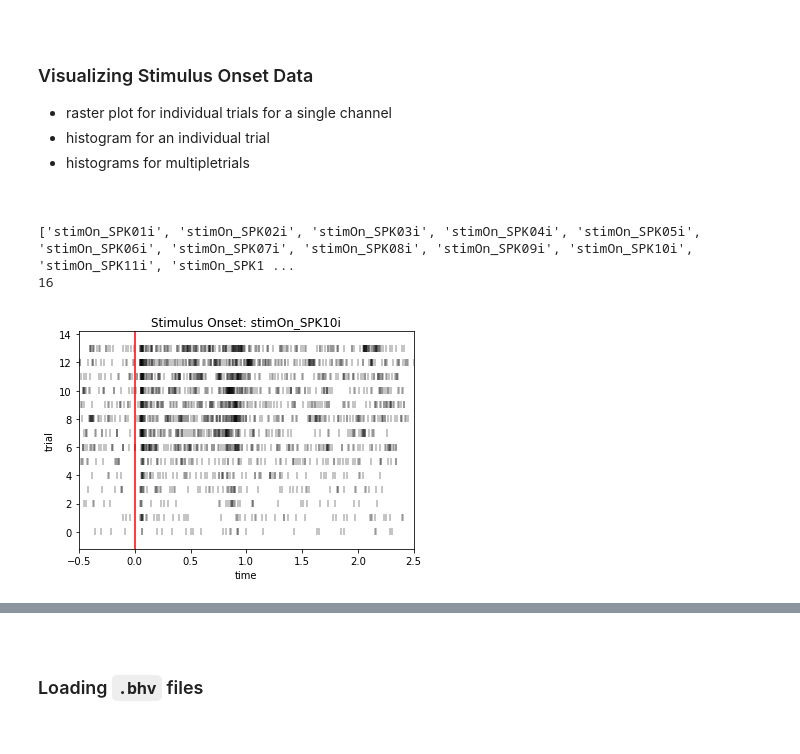
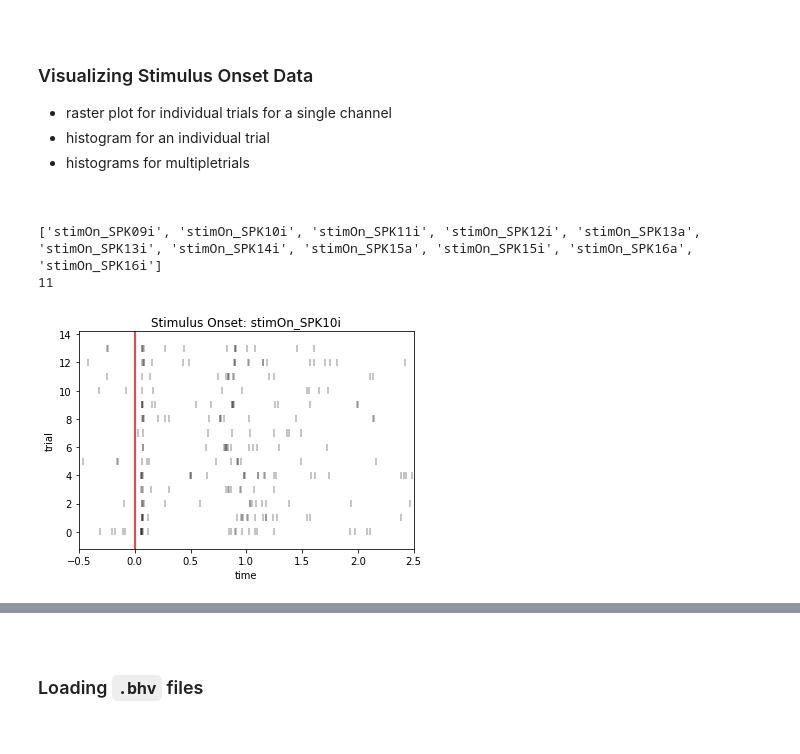
Before and after one commit to SmilodonCub/linArray, a Jupyter notebook: linArray_notebook.ipynb, the cells around one changed output, grey strips where cells are left out. Saved outputs shown, nothing was run; the diff lists cells and outputs as text; code cells hidden in the pictures.

```diff
--- a/linArray_notebook.ipynb
+++ b/linArray_notebook.ipynb
@@ -143,12 +169,21 @@ We would like to be able to pull out certain types of data (e.g. spike, or field
 <br>
 # %%
 # some helper functions to help format the linear array dictionary
-def getStartEndTimestamps( array_DF, task ):
+def getStartEndTimestamps( array_DF, task, **kwargs ):
     """
     return the trial start and end timestamps for a task
+    can work with taskname (string)
+    or combo taskname and timeint (list, len=2)
     """
-    task_dat = array_DF[ task ]
-    task_DF = pd.DataFrame( data = task_dat,
+    timeint = kwargs.get( 'timeint', None )
+    if timeint:
+        task_dat = array_DF[ task ]
+        task_DF = pd.DataFrame( data = task_dat,
+                           columns = [ 'start','end' ] )
+        task_DF = task_DF[ task_DF['start'].ge(timeint[0]) & task_DF['start'].lt(timeint[1]) ]
+    else:
+        task_dat = array_DF[ task ]
+        task_DF = pd.DataFrame( data = task_dat,
                            columns = [ 'start','end' ] )
     return task_DF
 
@@ -158,7 +193,7 @@ def formatStrobedEventSTR( eventmarker_int ):
     strobedLabel = 'Strobed' + '0'*numZeros + str( eventmarker_int )
     return strobedLabel
 
-def getChannelTrialData( array_DF, task, channel ):
+def getChannelTrialData( array_DF, task, channel, **kwargs ):
     """
     generates a list for each trial within a pandas series for a specific task.
     array_DF: pandas dataframe with array data
@@ -166,12 +201,13 @@ def getChannelTrialData( array_DF, task, channel ):
     channel: string for a plexon channel (e.g. SPK or FP)
     returns a pandas series of lists for trial data of a given channel
     """
+    timeint = kwargs.get( 'timeint', None )
     # a DF of all the spike timestamps for `channel`
     channelDat = array_DF[ channel ]
     channelDat_DF = pd.DataFrame( data = channelDat,
                                  columns = [ 'timestamps' ] )
     # a DF for all the start/stop timestamps for each trial for `task`
-    task_DF = getStartEndTimestamps( array_DF, task )
+    task_DF = getStartEndTimestamps( array_DF, task, **kwargs )
     numTrials = len( task_DF[ 'start' ] )
     timeStampLists = pd.Series([], dtype= 'float64')
 
@@ -201,7 +237,7 @@ def getDataTypeNames( array_DF, neuralDatType ):
     return dataTypeNames
 
 
-def getMultiChannelTrialData( array_DF, dataType, task ):
+def getMultiChannelTrialData( array_DF, dataType, task, **kwargs ):
     """
     given data and a specific task, returns a dataframe with a row for each
     trial a feature for start and end timestamps and features for each channel
@@ -211,8 +247,9 @@ def getMultiChannelTrialData( array_DF, dataType, task ):
     plexon channel to be collected on
     task: string for task batched data intervals
     """
+    timeint = kwargs.get( 'timeint', None )
     selectData_df = getDataTypeNames( array_DF, dataType )
-    task_DF = getStartEndTimestamps( array_DF, task )
+    task_DF = getStartEndTimestamps( array_DF, task, **kwargs )
 
     #for each item in channel_df:
     for aChannel in range( len( selectData_df ) ):
@@ -224,7 +261,7 @@ def getMultiChannelTrialData( array_DF, dataType, task ):
         #add as a new feature to trialDat_DF
     return task_DF
 
-def addEventMarker( array_DF, task_DF, eventmarkers, task ):
+def addEventMarker( array_DF, task_DF, eventmarkers, task, **kwargs ):
     """
     takes in array dataframe and finds the timestamps for a specified
     eventmarker for each trial to be added as a feature column to a
@@ -241,7 +278,7 @@ def addEventMarker( array_DF, task_DF, eventmarkers, task ):
         #check that the eventmarker is present
         colNames = pd.DataFrame( array_DF.keys(), columns = [ 'keys' ] )
         if colNames[ 'keys' ].str.contains( strobedLabel ).any():
-            taskEventMarkers = getChannelTrialData( array_DF, task, strobedLabel )
+            taskEventMarkers = getChannelTrialData( array_DF, task, strobedLabel, **kwargs )
         else:
             raise Exception( """Sorry, eventmarker not present
             be sure to enter only the integer value of the event
@@ -274,0 +307,3 @@ dSacctrials.head()
+# %%
+Peanut_delayedSaccadeTask_2016_6_8_1_1_dSacctrials = getMultiChannelTrialData( linArrayMat, 'SPK', 'delayedSaccIntervals', timeint = [0., 88.] )
+Peanut_delayedSaccadeTask_2016_6_8_1_1_dSacctrials.shape
@@ -275,5 +339,5 @@ dSacctrials.head()
 # %%
-addStrobes = dSacctrials.copy()
+addStrobes = Peanut_delayedSaccadeTask_2016_6_8_1_1_dSacctrials.copy()
 addEventMarker( linArrayMat, addStrobes, [ 30, 40, 666, 100 ], 'delayedSaccIntervals' )
 addStrobes.head()
 # %% [output]
@@ -319,7 +382,7 @@ def addStimOnset( data_df, stimOnset_eventmarker, dataType ):
             list(np.round(np.subtract([e for e in row[column]], row[strobedLabel] ),4)),axis = 1)
     return adjustdata_df
 # %%
-a = addStimOnset( addStrobes, stimOn, 'SPK' )
-a.info()
+Peanut_delayedSaccadeTask_2016_6_8_1_1_dSacctrials_align = addStimOnset( addStrobes, stimOn, 'SPK' )
+Peanut_delayedSaccadeTask_2016_6_8_1_1_dSacctrials_align.info()
 # %% [output]
 <class 'pandas.core.frame.DataFrame'>
@@ -350,13 +413,13 @@ memory usage: 4.3+ KB
 
 <br>
 # %%
-stimOnCols = getDataTypeNames( a, 'stimOn_' ).values.tolist()
+stimOnCols = getDataTypeNames( Peanut_delayedSaccadeTask_2016_6_8_1_1_dSacctrials_align, 'stimOn_' ).values.tolist()
 stimOnCols = [item for sublist in stimOnCols for item in sublist]
 print( stimOnCols )
 print( len( stimOnCols ) )
 # %% [output]
-['stimOn_SPK01i', 'stimOn_SPK02i', 'stimOn_SPK03i', 'stimOn_SPK04i', 'stimOn_SPK05i', 'stimOn_SPK06i', 'stimOn_SPK07i', 'stimOn_SPK08i', 'stimOn_SPK09i', 'stimOn_SPK10i', 'stimOn_SPK11i', 'stimOn_SPK1 ...
-16
+['stimOn_SPK09i', 'stimOn_SPK10i', 'stimOn_SPK11i', 'stimOn_SPK12i', 'stimOn_SPK13a', 'stimOn_SPK13i', 'stimOn_SPK14i', 'stimOn_SPK15a', 'stimOn_SPK15i', 'stimOn_SPK16a', 'stimOn_SPK16i']
+11
 # %%
 # raster plot for a channel
 def channelSpikeRaster( data_df, channel ):
@@ -375,9 +438,9 @@ def channelSpikeRaster( data_df, channel ):
     return fig
 # %%
 # example raster plot
-aplot = channelSpikeRaster( a, 'stimOn_SPK10i' )
+aplot = channelSpikeRaster( Peanut_delayedSaccadeTask_2016_6_8_1_1_dSacctrials_align, 'stimOn_SPK10i' )
 # %% [output]
-[figure, old version]
+[figure, new version]
 # %%
 # subplots for multiple rasters
 def multiChannel_rasterplot( data_df, channel ):
```
Also changed, not shown: parts of 34 cells of this notebook.
